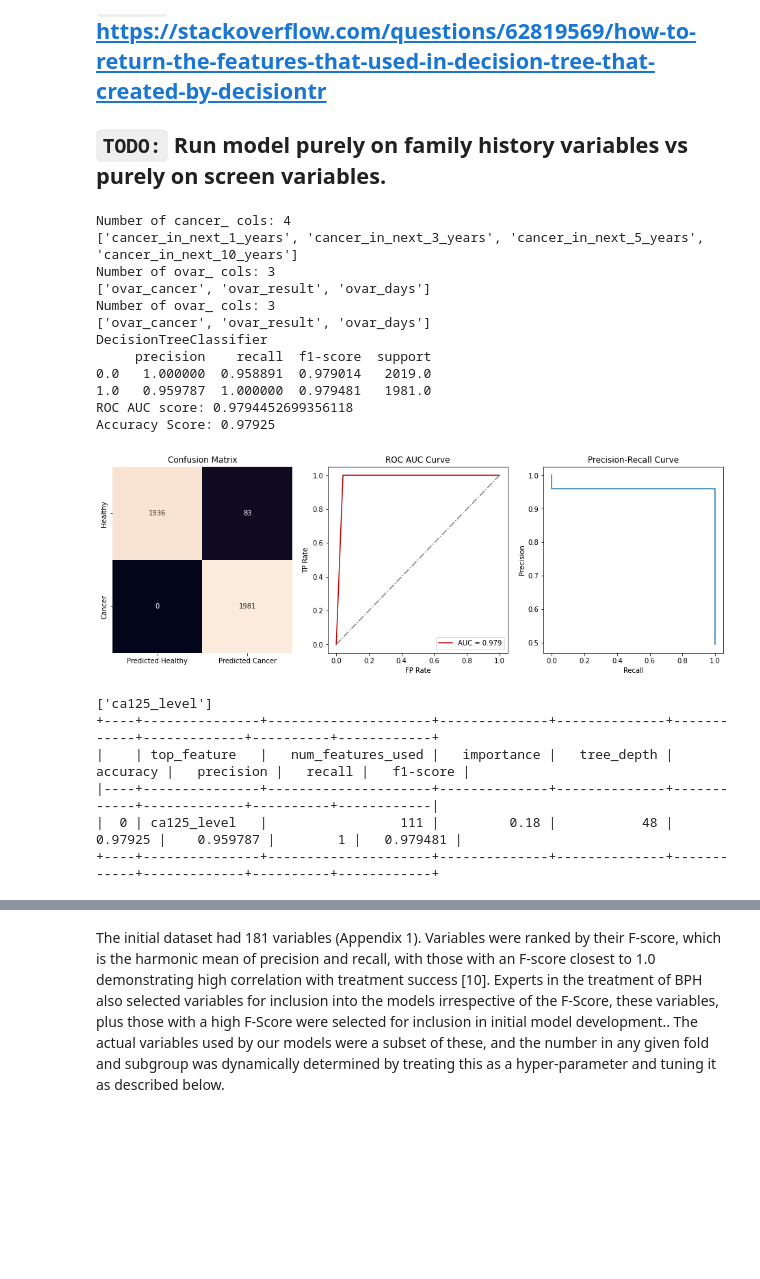
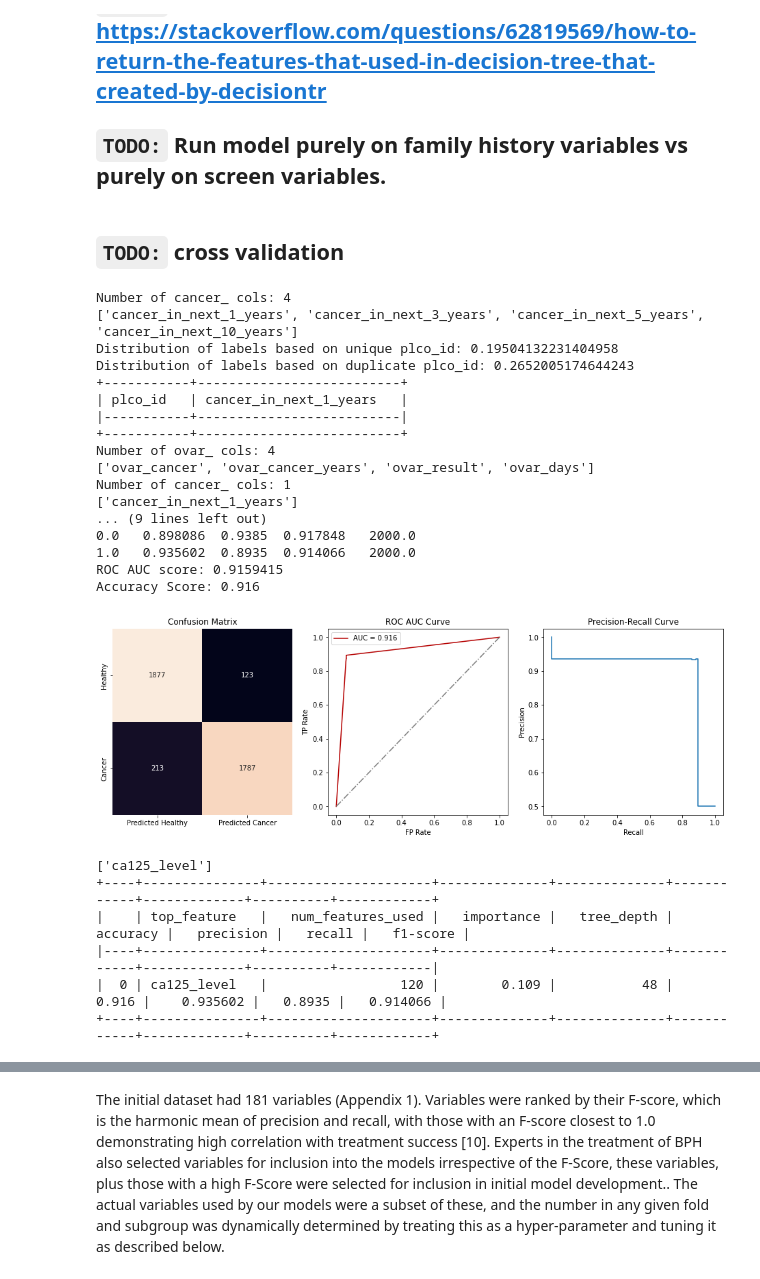
Before and after one commit to fedorenkood/ovarian_cancer_models, a Jupyter notebook: processing.ipynb, the cells around one changed output, grey strips where cells are left out. Cells and saved outputs as stored; diff of their text form; code cells hidden in the pictures; blank space fills up the shorter version.

```diff
--- a/processing.ipynb
+++ b/processing.ipynb
@@ -304,0 +397,11 @@ def process_and_impute_for_label(source_df, label, strategy, resample=10000):
+# %%
+train_size = int(n_max_per_class * 0.8)
+test_size  = int(n_max_per_class * 0.2)
+train_fold_size  = int(9 * train_size / 10)
+test_fold_size  = int(train_size / 10)
+X_train = resample_max(X_train, label, train_size, replace=True)
+X_test = resample_max(X_test, label, test_size, replace=True)
+# %%
+y_train = X_train[label]
+y_test = X_test[label]
+np.sum(y_test)/(np.sum(y_train) + np.sum(y_test))
@@ -304,0 +425,3 @@ def process_and_impute_for_label(source_df, label, strategy, resample=10000):
+# %%
+source_df = remove_featues_startswith(source_df, ['cancer_'], [label])
+source_df = source_df[source_df[label].notnull()]
@@ -304,0 +499,6 @@ def process_and_impute_for_label(source_df, label, strategy, resample=10000):
+# %%
+source_df = merged_df
+label = 'cancer_in_next_10_years'
+n_max_per_class = 10000
+train_test_lambda, k_fold_lambdas = process_and_impute_for_label_kfold(source_df, label, 'mean', n_max_per_class=10000, k=10)
+X_train, X_test, y_train, y_test = train_test_lambda()
@@ -323,8 +540,11 @@ memory usage: 386.2+ MB
 ## `TODO:` https://stackoverflow.com/questions/62819569/how-to-return-the-features-that-used-in-decision-tree-that-created-by-decisiontr
 
 ## `TODO:` Run model purely on family history variables vs purely on screen variables.
+# %% [markdown]
+## `TODO:` cross validation
 # %%
 from sklearn.linear_model import LogisticRegression, LinearRegression
+from sklearn.pipeline import make_pipeline
 classifiers = {
     # 'LogisticRegression': LogisticRegression(C= 0.25, random_state= 0),
     # 'GaussianNB': GaussianNB(var_smoothing= 1e-09),
@@ -340,14 +560,34 @@ trial_x = merged_df
 df_feature_importance_tree = None
 df_top_feature_importances = []
 drop_n_features = 1
+k=10
 for i in range(drop_n_features):
-    X_train, X_test, y_train, y_test = process_and_impute_for_label(trial_x, label, 'median', 10000)
+
+    train_test_lambda, k_fold_lambdas = process_and_impute_for_label_kfold(trial_x, label, 'median', n_max_per_class=10000, k=k)
+    X_train, X_test, y_train, y_test = train_test_lambda()
+    # X_train, X_test, y_train, y_test = process_and_impute_for_label(trial_x, label, 'median', n_max_per_class=10000)
     auc_dict = {}
     accuracy_dict = {}
     top_feature_importance = []
     for classifier_type, classifier in classifiers.items():
+        # Cross Validation
+        cv_scores = []
+        pipeline = make_pipeline(StandardScaler(), classifier)
+        for k_fold_lambda in k_fold_lambdas:
+            continue
+            X_train_cv, X_test_cv, y_train_cv, y_test_cv = k_fold_lambda()
+            pipeline.fit(X_train_cv, y_train_cv)
+            score = pipeline.score(X_test_cv, y_test_cv)
+            cv_scores.append(score)
+            print('Fold: %2d, Training/Test Split Distribution: %s, Accuracy: %.3f' % (k+1, np.bincount(y_train_cv), score))
+
+        print('\n\nCross-Validation accuracy: %.3f +/- %.3f' %(np.mean(cv_scores), np.std(cv_scores)))
+
+        # Test classifier
         print(classifier_type)
         auc, accuracy = run_classifier(classifier, X_train, X_test, y_train, y_test)
+
+        # Decision Tree feature selection
         if classifier_type == 'DecisionTreeClassifier':
             fn=X_train.columns
             if plot_tree:
@@ -370,49 +610,54 @@ for i in range(drop_n_features):
             y_prob = classifier.predict_proba(X_test)[:,1]
             # TODO: boundary and confusion matrix
             df_top_feature_importances.append({
                 'top_feature': feature_importances.iloc[0]['feature'],
                 # 'boundary': 0,
                 'num_features_used': len(feature_importances[feature_importances['importance'] > 0]),
                 'importance': round(feature_importances.iloc[0]['importance'], 3),
                 'tree_depth': classifier.tree_.max_depth,
                 'accuracy': accuracy,
                 'precision': precision_score(y_test, y_pred),
                 'recall': recall_score(y_test, y_pred),
                 'f1-score': f1_score(y_test, y_pred),
             })
             if df_feature_importance_tree is not None:
                 df_feature_importance_tree = df_feature_importance_tree.merge(feature_importances, on='feature', how='outer', suffixes=[f'_tiral_{i}', f'_tiral_{i+1}'])
             else:
                 df_feature_importance_tree = feature_importances
             # print_df(feature_importances)
         auc_dict[classifier_type] = auc
         accuracy_dict[classifier_type] = accuracy
     trial_x = trial_x.drop(top_feature_importance, axis=1)
     print(top_feature_importance)
 
 # df_feature_importance_tree = df_feature_importance_tree[df_feature_importance_tree['importance'] > 0]
 # print_df(df_feature_importance_tree)
 print_df(pd.DataFrame(df_top_feature_importances))
 pd.DataFrame(df_top_feature_importances).to_csv(f'./top_{drop_n_features}_features_decision_tree.csv')
 # %% [output]
 Number of cancer_ cols: 4
 ['cancer_in_next_1_years', 'cancer_in_next_3_years', 'cancer_in_next_5_years', 'cancer_in_next_10_years']
-Number of ovar_ cols: 3
-['ovar_cancer', 'ovar_result', 'ovar_days']
-Number of ovar_ cols: 3
-['ovar_cancer', 'ovar_result', 'ovar_days']
-DecisionTreeClassifier
-     precision    recall  f1-score  support
-0.0   1.000000  0.958891  0.979014   2019.0
-1.0   0.959787  1.000000  0.979481   1981.0
-ROC AUC score: 0.9794452699356118
-Accuracy Score: 0.97925
+Distribution of labels based on unique plco_id: 0.19504132231404958
+Distribution of labels based on duplicate plco_id: 0.2652005174644243
++-----------+--------------------------+
+| plco_id   | cancer_in_next_1_years   |
+|-----------+--------------------------|
++-----------+--------------------------+
+Number of ovar_ cols: 4
+['ovar_cancer', 'ovar_cancer_years', 'ovar_result', 'ovar_days']
+Number of cancer_ cols: 1
+['cancer_in_next_1_years']
+... (9 lines left out)
+0.0   0.898086  0.9385  0.917848   2000.0
+1.0   0.935602  0.8935  0.914066   2000.0
+ROC AUC score: 0.9159415
+Accuracy Score: 0.916
-[figure, old version]
+[figure, new version]
 ['ca125_level']
 +----+---------------+---------------------+--------------+--------------+------------+-------------+----------+------------+
 |    | top_feature   |   num_features_used |   importance |   tree_depth |   accuracy |   precision |   recall |   f1-score |
 |----+---------------+---------------------+--------------+--------------+------------+-------------+----------+------------|
-|  0 | ca125_level   |                 111 |         0.18 |           48 |    0.97925 |    0.959787 |        1 |   0.979481 |
+|  0 | ca125_level   |                 120 |        0.109 |           48 |      0.916 |    0.935602 |   0.8935 |   0.914066 |
 +----+---------------+---------------------+--------------+--------------+------------+-------------+----------+------------+
 # %%
 
```
Also changed, not shown: parts of 27 cells of this notebook, 1 other file.
